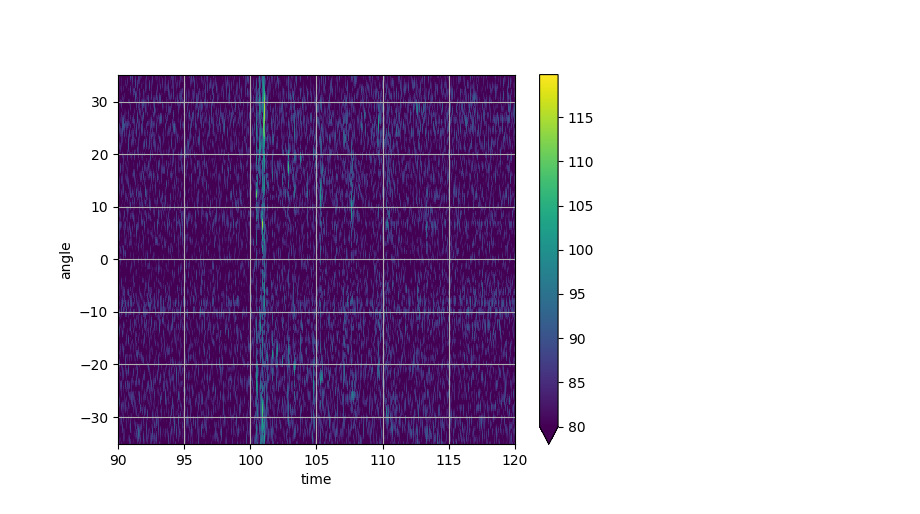
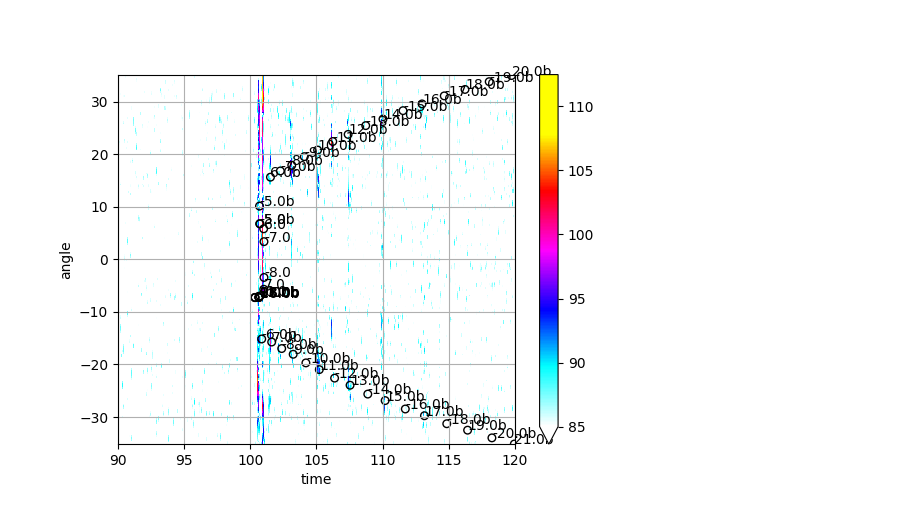
Before and after one commit to John-Ragland/NESCAFE23, a Jupyter notebook: notebooks/upper_array_arrival_bbox.ipynb, the cells around one changed output. Cells and saved outputs as stored; diff of their text form; code cells hidden in the pictures.

Commit message:
adding upper array peak picking
Co-authored-by: Copilot <copilot@github.com>

```diff
--- a/notebooks/upper_array_arrival_bbox.ipynb
+++ b/notebooks/upper_array_arrival_bbox.ipynb
@@ -17,7 +21,7 @@ thetas = np.linspace(-35,35,200)
 upper_Rx = (
     dss[Tx_num]
     .swap_dims({"hydrophone": "nominal_depth"})
-    .rename({"nominal_depth": "depth"})[32:]
+    .rename({"nominal_depth": "depth"})[:32]
 )
 
 bf, delts = beamforming.ULA_conventional_beamform_nostack(upper_Rx, thetas)
@@ -23,0 +30,16 @@ bf, delts = beamforming.ULA_conventional_beamform_nostack(upper_Rx, thetas)
+# %%
+fctd = n23.compute_filtered_fctd_grid(r_smooth=15e3, z_smooth=300)
+fctd = fctd.assign_coords({'range':fctd.range + 35e3})
+
+sound_speed = fctd['c']
+bathymetry = xr.DataArray(np.linspace(5000,5000,100), coords={'range':np.linspace(0,160e3, 100)}, dims=['range'])
+
+envi = pr.OceanEnvironment2D(sound_speed, bathymetry)
+# %%
+source_depth = 2300
+receiver_depths = [dss[0].actual_depth[:32].mean().item()]
+receiver_range = 155e3
+launch_angles = np.linspace(-35,35,5000)
+# %%
+rays = pr.shoot_rays(source_depth, 0, launch_angles, receiver_range, 1000, envi)
+eigs = pr.find_eigenrays(rays, receiver_depths, source_depth, 0, receiver_range, 1000, envi, max_iter=100)
@@ -32,6 +50,12 @@ annotate_beamformer(bf.mean('depth')[::10,:], vmin=80)
 # %%
 plt.close()
-(20*np.log10(np.abs(bf.mean('depth'))))[::10,:].plot(x='time', vmin=80)
+(20*np.log10(np.abs(bf.mean('depth'))))[::10,:].plot(x='time', vmin=85, cmap=cmps.timefront())
+
+plt.scatter(eigs.ts[0][:,-1] - 3.15, eigs.received_angles[0],marker='o', facecolors='none', edgecolor='k', s=30)
+
+for k in range(len(eigs.received_angles[0])):
+    plt.text(eigs.ts[0][k,-1] - 3.15, eigs.received_angles[0][k], eigs.ray_id[0][k], color='k')
+
 plt.grid()
 # %% [output]
-[figure, old version]
+[figure, new version]
```
Also changed, not shown: parts of 5 cells of this notebook, 4 other files.
